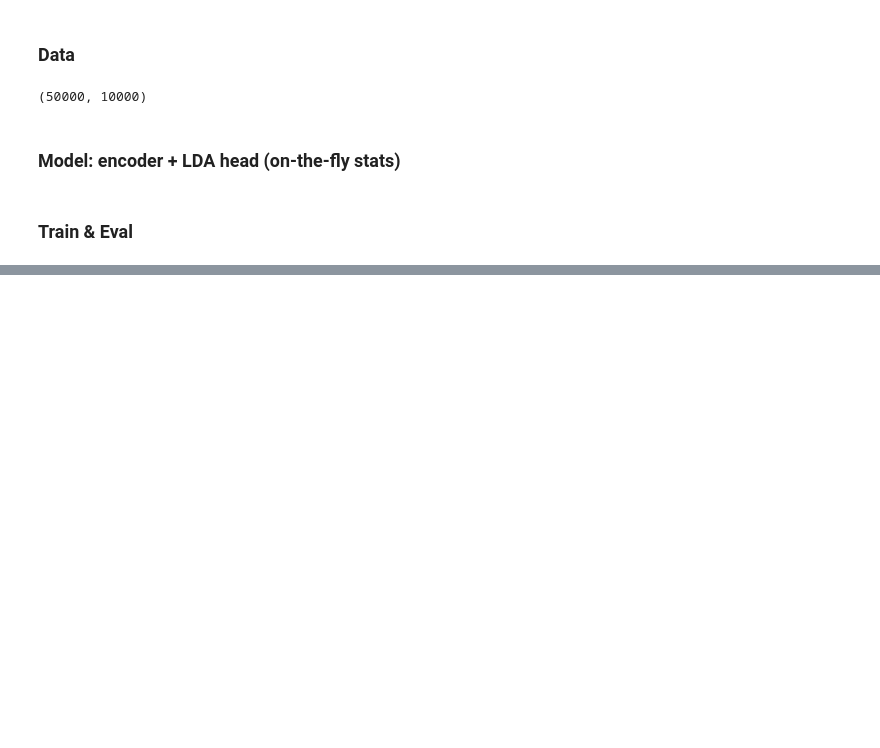
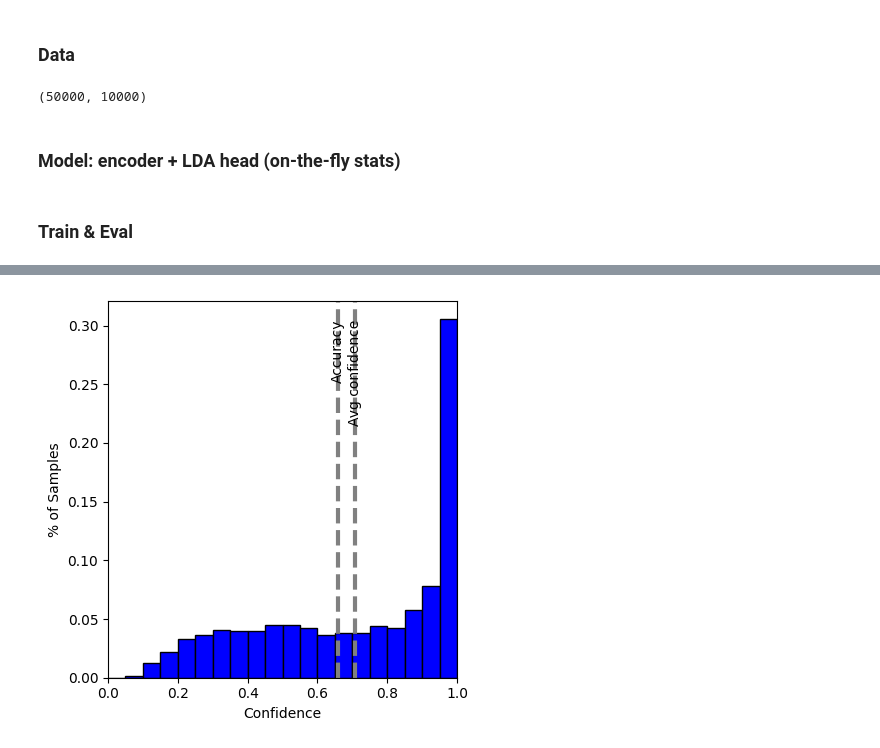
Before and after one commit to zh3nis/simplex-lda, a Jupyter notebook: CIFAR100.ipynb, the cells around one changed output, grey strips where cells are left out. Cells and saved outputs as stored; diff of their text form; code cells hidden in the pictures; blank space fills up the shorter version.

```diff
--- a/CIFAR100.ipynb
+++ b/CIFAR100.ipynb
@@ -67,7 +67,7 @@ class DeepLDA(nn.Module):
     def __init__(self, C, D):
         super().__init__()
         self.encoder = Encoder(D)
-        self.head = SimplexQDAHead(C, D)
+        self.head = SimplexLDAHead(C, D)
 
     def forward(self, x):
         z = self.encoder(x)
@@ -88,7 +88,8 @@ def evaluate(model, loader):
 
 model = DeepLDA(C=100, D=99).to(device)
 opt = torch.optim.Adam(model.parameters())
-loss_fn = nn.NLLLoss()
+#loss_fn = nn.NLLLoss()
+loss_fn = DNLLLoss()
 
 train_acc = []
 test_acc = []
@@ -133,0 +135,42 @@ for epoch in range(1, 101):
+# %%
+import numpy as np
+import matplotlib.pyplot as plt
+
+model.eval()
+conf_list = []
+pred_list = []
+label_list = []
+with torch.no_grad():
+    for x, y in test_ld:
+        x, y = x.to(device), y.to(device)
+        logits = model(x)
+        probs = F.softmax(logits, dim=1)
+        conf, pred = probs.max(1)
+        conf_list.append(conf.cpu())
+        pred_list.append(pred.cpu())
+        label_list.append(y.cpu())
+
+conf = torch.cat(conf_list).numpy()
+pred = torch.cat(pred_list)
+labels = torch.cat(label_list)
+acc = (pred == labels).float().mean().item()
+avg_conf = conf.mean().item()
+
+bins = np.linspace(0.0, 1.0, 21)
+weights = np.ones_like(conf) / conf.size
+
+plt.figure(figsize=(4.5, 4.5))
+plt.hist(conf, bins=bins, weights=weights, color='blue', edgecolor='black')
+plt.axvline(avg_conf, color='gray', linestyle='--', linewidth=3)
+plt.axvline(acc, color='gray', linestyle='--', linewidth=3)
+plt.text(avg_conf, 0.95 * plt.gca().get_ylim()[1], 'Avg confidence',
+         rotation=90, va='top', ha='center')
+plt.text(acc, 0.95 * plt.gca().get_ylim()[1], 'Accuracy',
+         rotation=90, va='top', ha='center')
+plt.xlabel('Confidence')
+plt.ylabel('% of Samples')
+plt.xlim(0, 1)
+plt.tight_layout()
+plt.savefig('plots/cifar100_confidence_hist.png', dpi=600)
+# %% [output]
+[figure, added]
```
Also changed, not shown: parts of 3 cells of this notebook, 3 other files.
